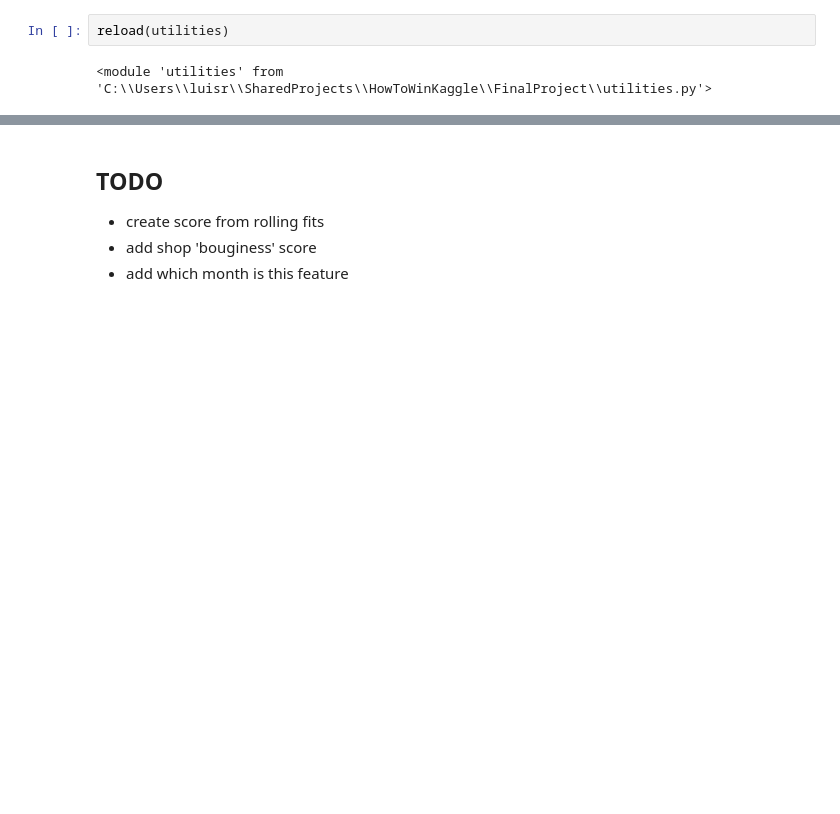
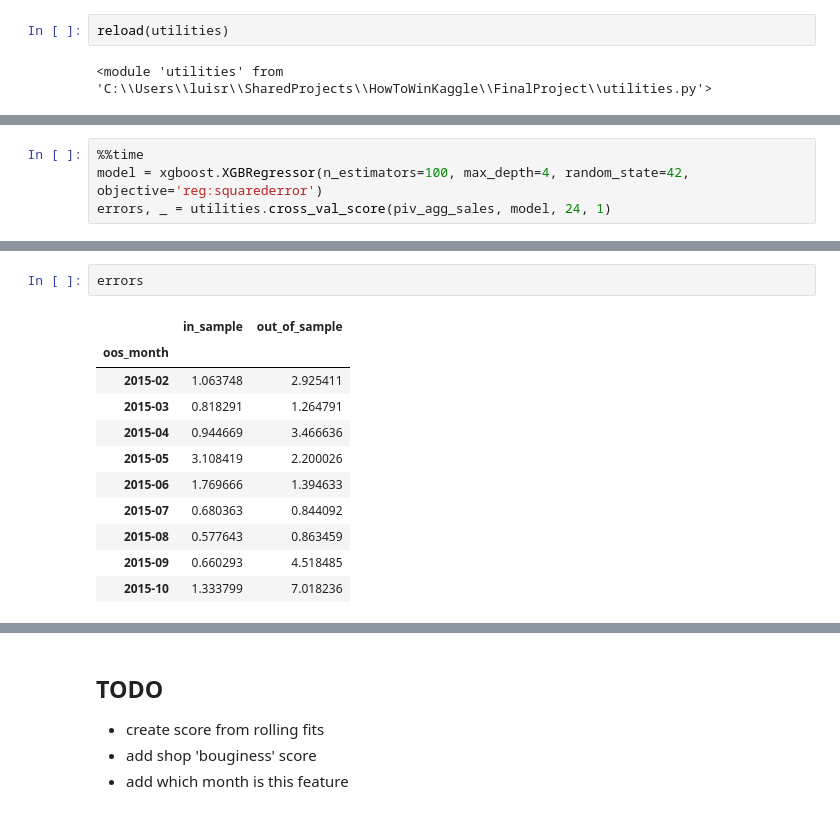
Before and after one commit to lsuazo/HowToWinKaggle, a Jupyter notebook: FinalProject/20200803_formalize_cross_val.ipynb, the cells around one changed output, grey strips where cells are left out. Cells and saved outputs as stored; diff of their text form; blank space fills up the shorter version.

```diff
--- a/FinalProject/20200803_formalize_cross_val.ipynb
+++ b/FinalProject/20200803_formalize_cross_val.ipynb
@@ -115,0 +66,4 @@ validate_errors
+# %%
+%%time
+model = xgboost.XGBRegressor(n_estimators=100, max_depth=4, random_state=42, objective='reg:squarederror')
+errors, _ = utilities.cross_val_score(piv_agg_sales, model, 24, 1)
@@ -115,0 +90,14 @@ validate_errors
+# %%
+errors
+# %% [output]
+|  | in_sample | out_of_sample |
+| oos_month |  |  |
+| 2015-02 | 1.063748 | 2.925411 |
+| 2015-03 | 0.818291 | 1.264791 |
+| 2015-04 | 0.944669 | 3.466636 |
+| 2015-05 | 3.108419 | 2.200026 |
+| 2015-06 | 1.769666 | 1.394633 |
+| 2015-07 | 0.680363 | 0.844092 |
+| 2015-08 | 0.577643 | 0.863459 |
+| 2015-09 | 0.660293 | 4.518485 |
+| 2015-10 | 1.333799 | 7.018236 |
```
Also changed, not shown: parts of 43 cells of this notebook, 5 other files.
